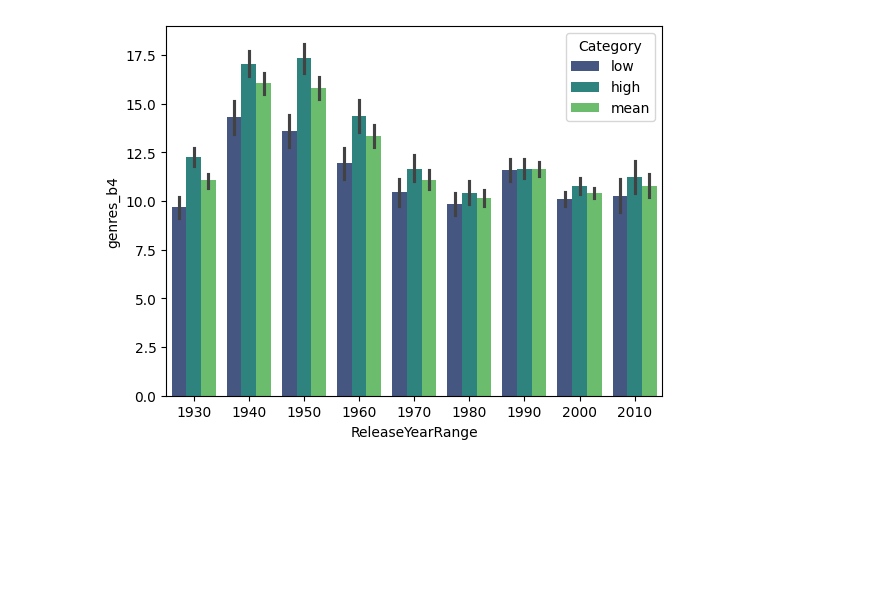
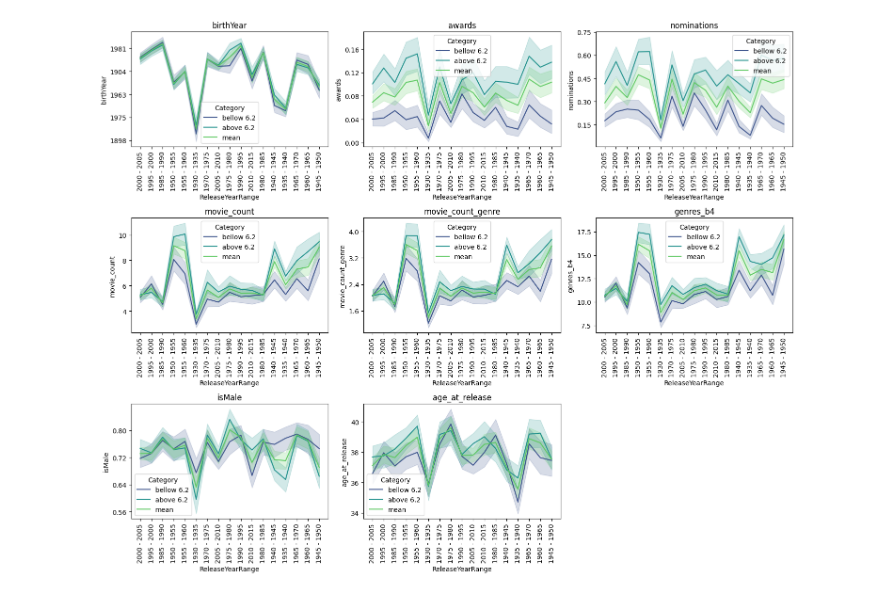
Before and after one commit to epfl-ada/ada-2023-project-dromadaire, a Jupyter notebook: ModeAnal.ipynb, the cells around one changed output. Saved outputs shown, nothing was run; the diff lists cells and outputs as text; code cells hidden in the pictures; blank space fills up the shorter version.

Commit message:
Plot done

```diff
--- a/ModeAnal.ipynb
+++ b/ModeAnal.ipynb
@@ -13,8 +14,16 @@ actors = pd.read_pickle("./data/actors.pkl")
 movies = pd.read_pickle("./data/movies.pkl").set_index('IMDb_ID')
 # %%
 tmp = actors.droplevel(0, axis=1).merge(movies['averageRating'],left_on='IMDb_ID', right_index=True)
-tmp['ReleaseYearRange'] = (f['Movie release date'] // 10) * 10
 
 median_rating = tmp['averageRating'].median()
-high = tmp.query('averageRating >= @median_rating')
-low = tmp.query('averageRating < @median_rating')
+# %%
+# Input:
+#   - year (int)
+#   - range (int)
+# Output:
+#   - Range (str)
+def create_range(year, range=5):
+    start_range = (year // range) * range
+    return "{} - {}".format(start_range, start_range + range)
+
+tmp['ReleaseYearRange'] = tmp['Movie release date'].apply(lambda x: create_range(x))
@@ -21,18 +47,45 @@ low = tmp.query('averageRating < @median_rating')
 # %%
-def do_fancy_ecpi_cute_plot(df, cat, diff, x, y):
-    lo = df.query(f'{diff} < @{cat}').copy()
-    hi = df.query(f'{diff} >= @{cat}').copy()
-    me = df.copy()
+def do_fancy_ecpi_cute_plot(df, cat, diff, x, y_list, titles, ncols=3, max_y_ticks=5):
+    nrows = -(-len(y_list) // ncols)  # Ceiling division to determine number of rows
 
-    lo.loc[:, 'Category'] = 'low'
-    hi.loc[:, 'Category'] = 'high'
-    me.loc[:, 'Category'] = 'mean'
+    fig, axes = plt.subplots(nrows, ncols, figsize=(5 * ncols, 4 * nrows))
 
-    frame = pd.concat([lo, hi, me])
+    for i, (y, title) in enumerate(zip(y_list, titles)):
 
-    sns.barplot(data=frame, x=x, y=y, hue='Category', errorbar='ci', palette='viridis')
+        df_filtered = df[df[y].notna()]
+
+        lo = df_filtered.query(f'{diff} < @{cat}').copy()
+        hi = df_filtered.query(f'{diff} >= @{cat}').copy()
+        me = df_filtered.copy()
+
+        lo.loc[:, 'Category'] = 'bellow {}'.format(globals()[cat])
+        hi.loc[:, 'Category'] = 'above {}'.format(globals()[cat])
+        me.loc[:, 'Category'] = 'mean'
+
+        frame = pd.concat([lo, hi, me])
+
+        ax = axes[i // ncols, i % ncols]
+        sns.lineplot(data=frame, x=x, y=y, hue='Category', errorbar='ci', palette='viridis', ax=ax)
+        ax.set_title(title)
+        ax.legend(title='Category')
+
+        # Rotate x-axis labels
+        for label in ax.get_xticklabels():
+            label.set_rotation(90)
+
+        # Set y-axis tick frequency
+        ax.yaxis.set_major_locator(MaxNLocator(nbins=max_y_ticks))
+
+
+    # Turn off any unused subplots
+    for j in range(i + 1, nrows * ncols):
+        axes[j // ncols, j % ncols].axis('off')
+
+    plt.tight_layout()
     plt.show()
 
-do_fancy_ecpi_cute_plot(tmp, 'median_rating', 'averageRating', 'ReleaseYearRange', 'genres_b4')
+do_fancy_ecpi_cute_plot(tmp, 'median_rating', 'averageRating', 'ReleaseYearRange',
+                        ['birthYear', 'awards', 'nominations', 'movie_count', 'movie_count_genre', 'genres_b4', 'isMale', 'age_at_release'],
+                        ['birthYear', 'awards', 'nominations', 'movie_count', 'movie_count_genre', 'genres_b4', 'isMale', 'age_at_release'])
 # %% [output]
-[figure, old version]
+[figure, new version]
```
Also changed, not shown: parts of 2 cells of this notebook.
